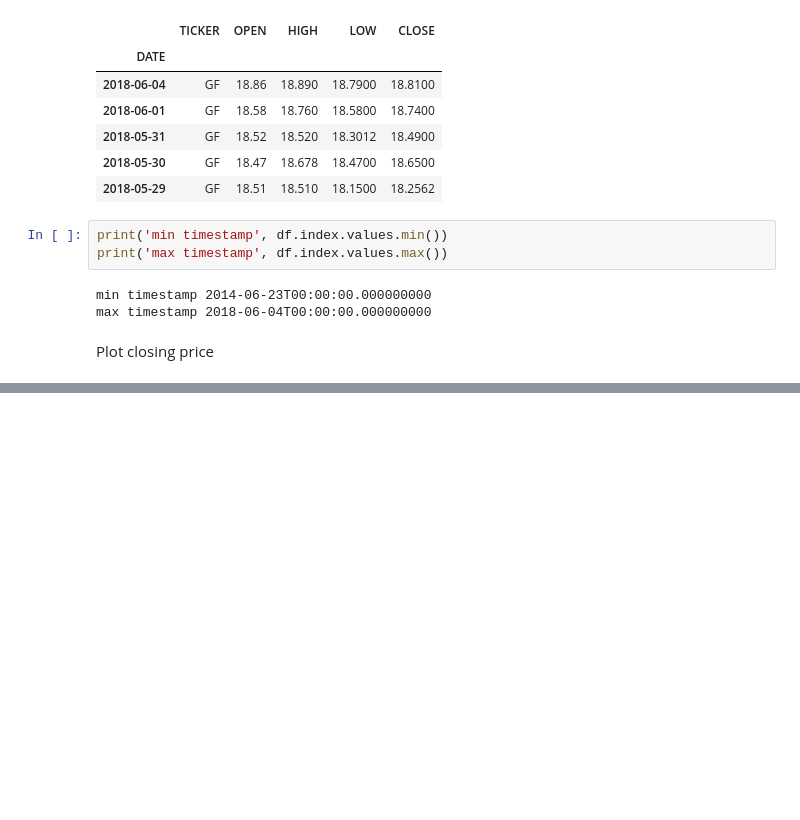
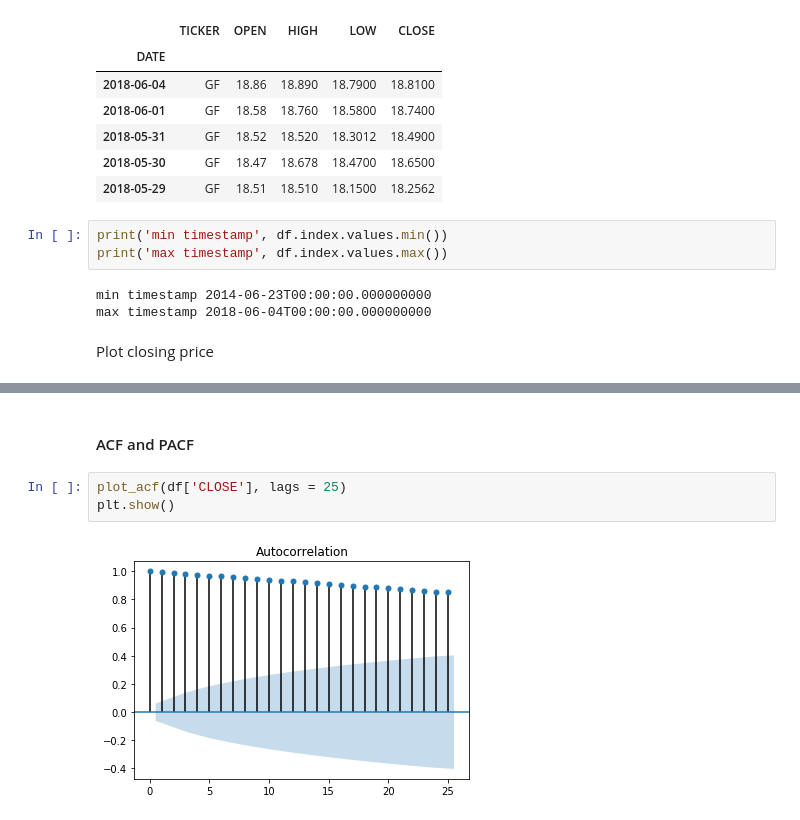
Before and after one commit to kbarr1/time_series_exploration, a Jupyter notebook: stock_prices.ipynb, the cells around one changed output, grey strips where cells are left out. Saved outputs shown, nothing was run; the diff lists cells and outputs as text; blank space fills up the shorter version.

```diff
--- a/stock_prices.ipynb
+++ b/stock_prices.ipynb
@@ -101,0 +141,7 @@ plt.show()
+# %% [markdown]
+#### ACF and PACF
+# %%
+plot_acf(df['CLOSE'], lags = 25)
+plt.show()
+# %% [output]
+[figure, added]
```
Also changed, not shown: parts of 41 cells of this notebook, 1 other file.
